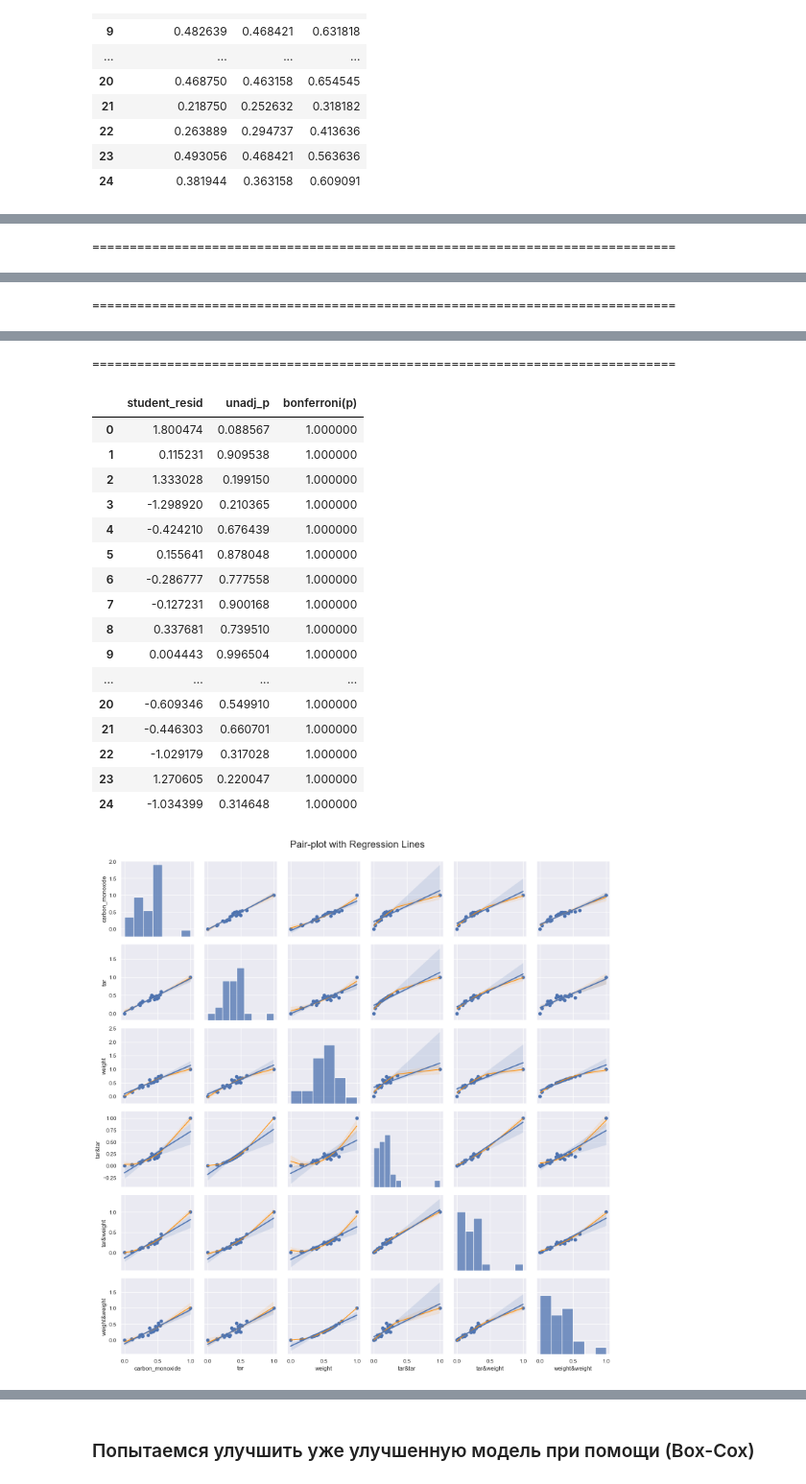
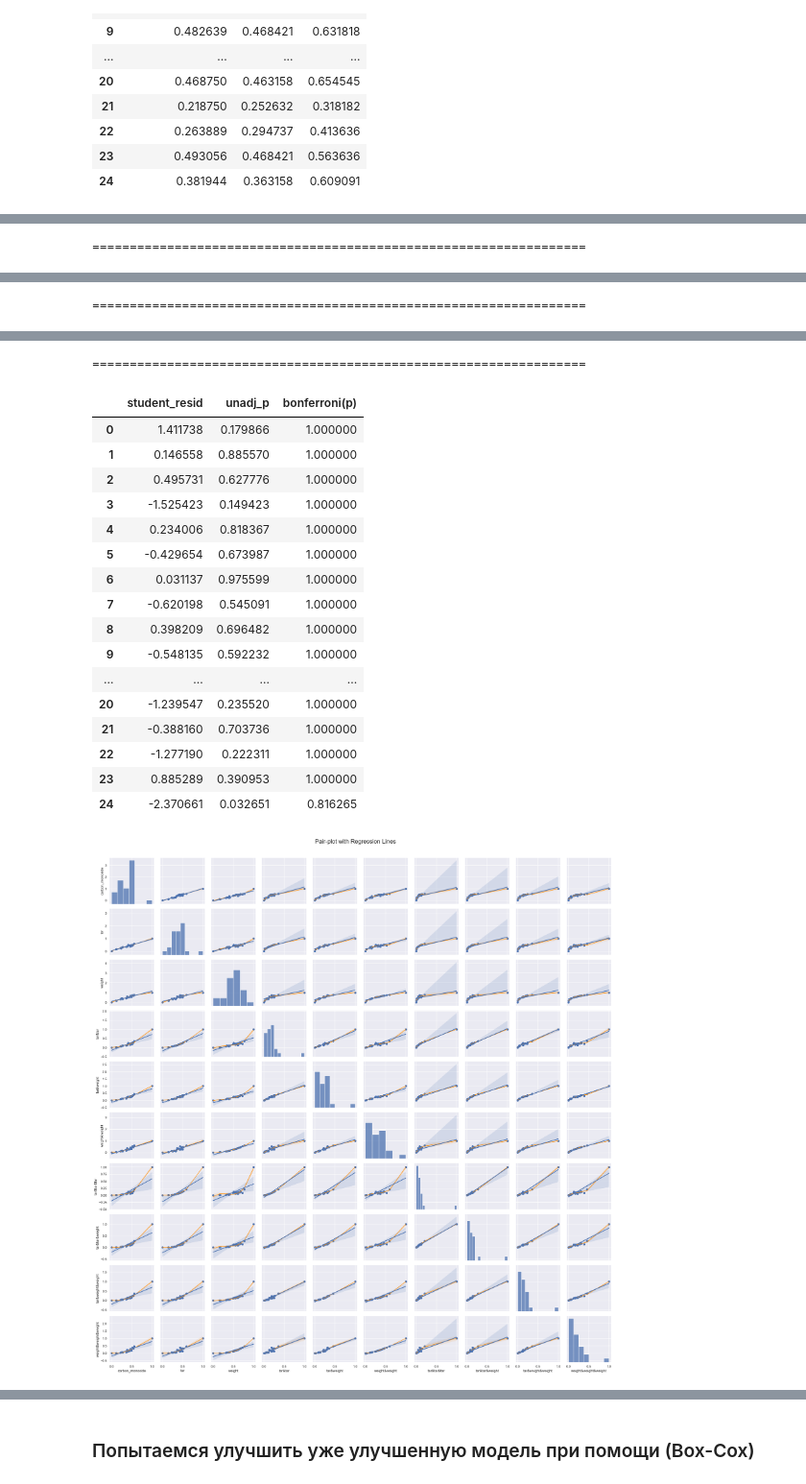
Before and after one commit to Mooncake911/Mathstatistics, a Jupyter notebook: Task_5/cigarettes.ipynb, the cells around one changed output, grey strips where cells are left out. Shown at 96% size. Saved outputs shown, nothing was run; the diff lists cells and outputs as text; code cells hidden in the pictures.

```diff
--- a/Task_5/cigarettes.ipynb
+++ b/Task_5/cigarettes.ipynb
@@ -1,8 +1,13 @@
 # %%
-from importlib import reload
+import seaborn as sns
+import pandas as pd
+sns.set()
+pd.options.display.expand_frame_repr = False
+
 from scipy.stats import boxcox
 from dfprepare import norm_data
 
+from importlib import reload
 import Task_3.LRR as LRR
 reload(LRR)
 from Task_3.LRR import *
@@ -166,7 +171,7 @@ display(new_data)
 # %%
 # Проводим анализ заново
 enhanced_research = LinearRegressionResearch(y=new_data[explore_column],
-                                             x=new_data.drop(columns=explore_column), degree=2)
+                                             x=new_data.drop(columns=explore_column), degree=3)
 enhanced_research.info()
 enhanced_research.draw_plots()
 # %% [output]
@@ -197 +206 @@ Mean absolute error:                    0.02240382000406865
-==============================================================================
+==================================================================
@@ -206 +219 @@ Mean absolute error:                    0.02240382000406865
-==============================================================================
+==================================================================
@@ -224,19 +237,19 @@ Mean absolute error:                    0.02240382000406865
-==============================================================================
+==================================================================
 |  | student_resid | unadj_p | bonferroni(p) |
-| 0 | 1.800474 | 0.088567 | 1.000000 |
-| 1 | 0.115231 | 0.909538 | 1.000000 |
-| 2 | 1.333028 | 0.199150 | 1.000000 |
-| 3 | -1.298920 | 0.210365 | 1.000000 |
-| 4 | -0.424210 | 0.676439 | 1.000000 |
-| 5 | 0.155641 | 0.878048 | 1.000000 |
-| 6 | -0.286777 | 0.777558 | 1.000000 |
-| 7 | -0.127231 | 0.900168 | 1.000000 |
-| 8 | 0.337681 | 0.739510 | 1.000000 |
-| 9 | 0.004443 | 0.996504 | 1.000000 |
+| 0 | 1.411738 | 0.179866 | 1.000000 |
+| 1 | 0.146558 | 0.885570 | 1.000000 |
+| 2 | 0.495731 | 0.627776 | 1.000000 |
+| 3 | -1.525423 | 0.149423 | 1.000000 |
+| 4 | 0.234006 | 0.818367 | 1.000000 |
+| 5 | -0.429654 | 0.673987 | 1.000000 |
+| 6 | 0.031137 | 0.975599 | 1.000000 |
+| 7 | -0.620198 | 0.545091 | 1.000000 |
+| 8 | 0.398209 | 0.696482 | 1.000000 |
+| 9 | -0.548135 | 0.592232 | 1.000000 |
 | ... | ... | ... | ... |
-| 20 | -0.609346 | 0.549910 | 1.000000 |
-| 21 | -0.446303 | 0.660701 | 1.000000 |
-| 22 | -1.029179 | 0.317028 | 1.000000 |
-| 23 | 1.270605 | 0.220047 | 1.000000 |
-| 24 | -1.034399 | 0.314648 | 1.000000 |
+| 20 | -1.239547 | 0.235520 | 1.000000 |
+| 21 | -0.388160 | 0.703736 | 1.000000 |
+| 22 | -1.277190 | 0.222311 | 1.000000 |
+| 23 | 0.885289 | 0.390953 | 1.000000 |
+| 24 | -2.370661 | 0.032651 | 0.816265 |
-[figure, old version]
+[figure, new version]
```
Also changed, not shown: parts of 3 cells of this notebook, 10 other files.
